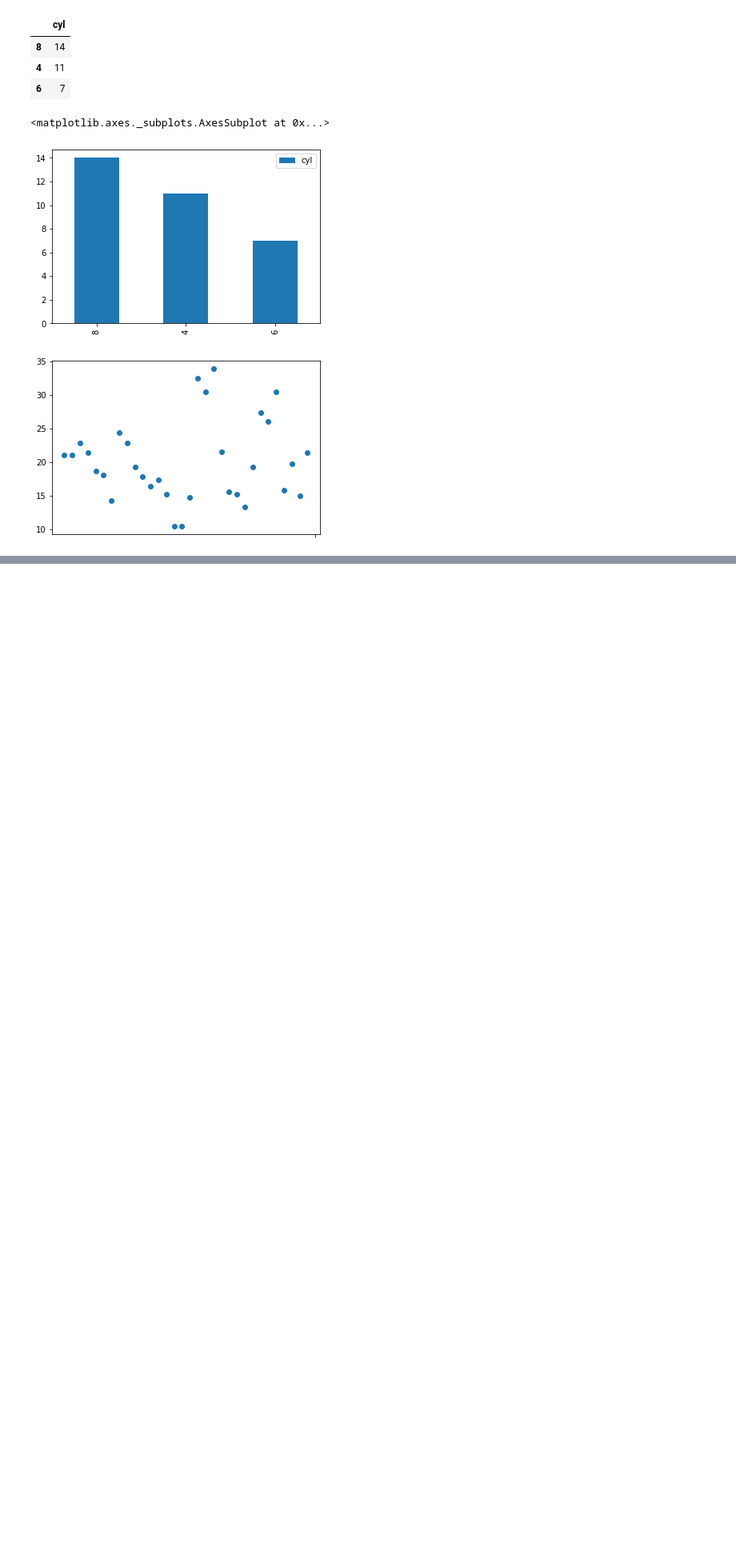
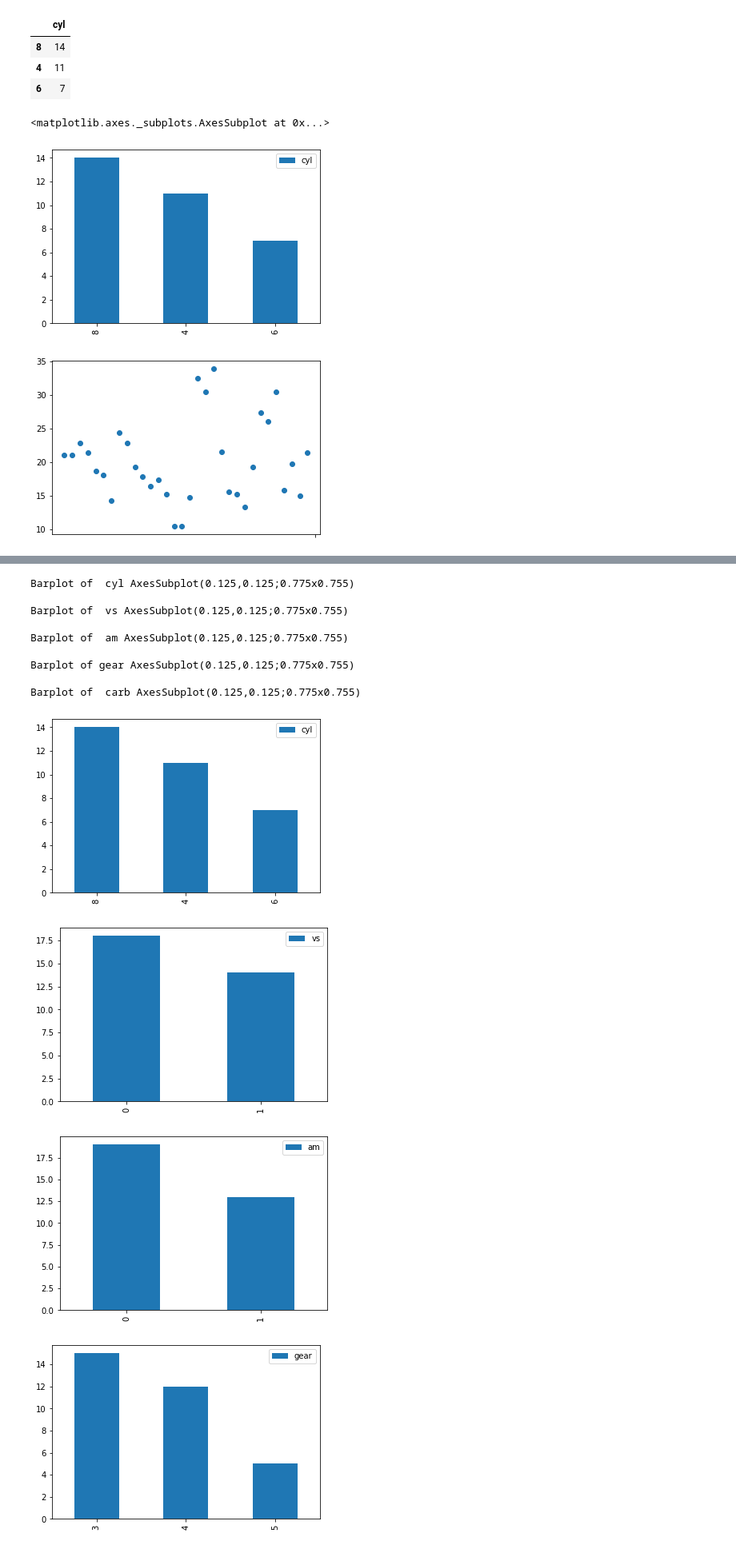
Before and after one commit to Khamaldeeen/SGA08_DATASCI, a Jupyter notebook: MTcars/edm.ipynb, the cells around one changed output, grey strips where cells are left out. Shown: that part at 80% size. Cells and saved outputs as stored; diff of their text form; code cells hidden in the pictures; blank space fills up the shorter version.

```diff
--- a/MTcars/edm.ipynb
+++ b/MTcars/edm.ipynb
@@ -109,0 +147,22 @@ plt.show()
+# %%
+desired_list1 =  ["cyl", "vs", "am", "gear", "carb"]
+
+for i in desired_list1:
+    plot1 = df[i].value_counts()
+    df_plot = pd.DataFrame(plot1)
+    print("Barplot of ",i,df_plot.plot.bar())
+    print("")
+# %% [output]
+Barplot of  cyl AxesSubplot(0.125,0.125;0.775x0.755)
+
+Barplot of  vs AxesSubplot(0.125,0.125;0.775x0.755)
+
+Barplot of  am AxesSubplot(0.125,0.125;0.775x0.755)
+
+Barplot of gear AxesSubplot(0.125,0.125;0.775x0.755)
+
+Barplot of  carb AxesSubplot(0.125,0.125;0.775x0.755)
+[figure, added]
+[figure, added]
+[figure, added]
+[figure, added]
```
Also changed, not shown: parts of 6 cells of this notebook.
